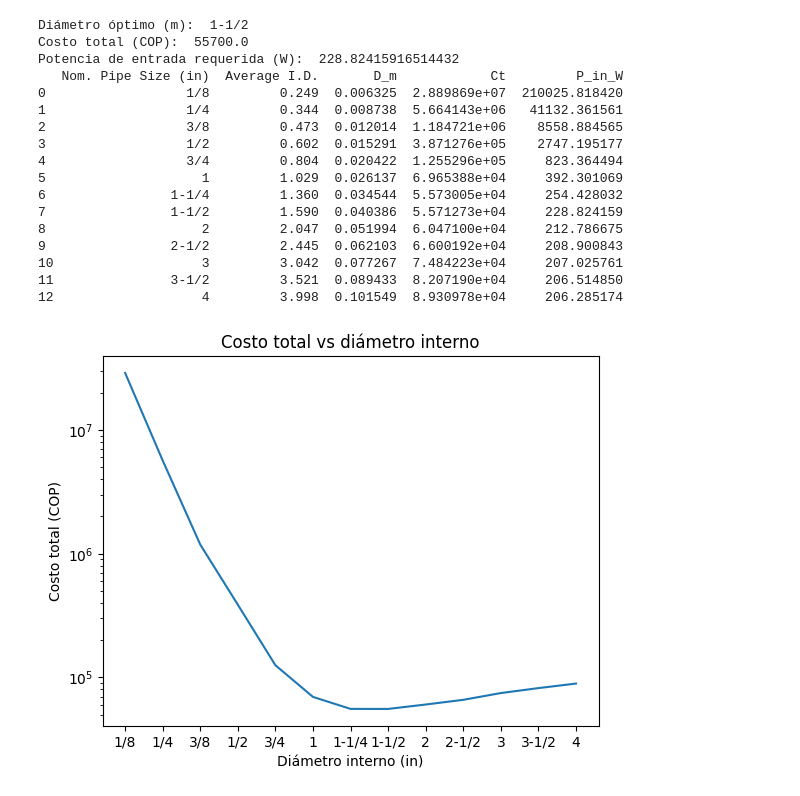
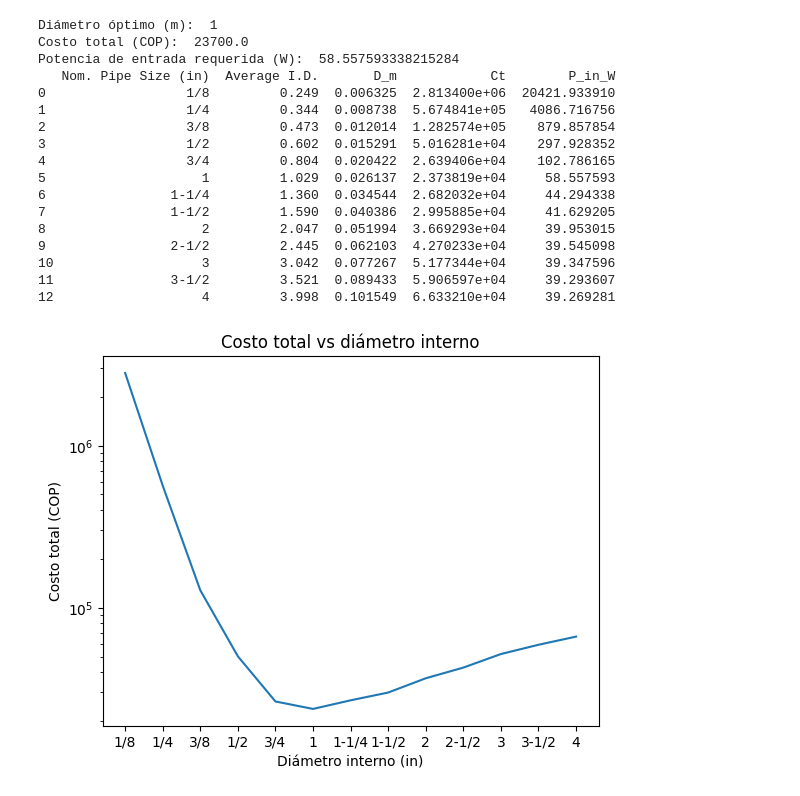
Before and after one commit to niardilav/Proyecto-Turbo, a Jupyter notebook: Inicio_proyecto.ipynb, the cells around one changed output. Cells and saved outputs as stored; diff of their text form; code cells hidden in the pictures.

```diff
--- a/Inicio_proyecto.ipynb
+++ b/Inicio_proyecto.ipynb
@@ -21,6 +21,8 @@ rho = 1000.0     # densidad agua [kg/m3]
 mu = 1.002e-3    # viscosidad dinámica agua ~20°C [Pa·s]
 g = 9.81         # gravedad [m/s2]
 eps = 1.5e-6     # rugosidad absoluta PVC [m] (valor típico: 0.0015 mm)
+z=2 #Cambio de altura [m]
+L=2  # Longitud de la tubería [m]
 
 # --- Rango de caudales ---
 # desde 0.001 L/s hasta 20 L/s => 1e-6 a 0.02 m3/s
@@ -46,8 +48,8 @@ def darcy_f_haaland(Re, D, eps):
 
 # Prealocar matrices para resultados
 hf_per_m_all = np.zeros((len(df), len(Q)))   # hf/L [m/m]
-P_loss_per_m_all = np.zeros_like(hf_per_m_all) # W/m
-
+P_loss_tot = np.zeros_like(hf_per_m_all) # W
+hf_tot = np.zeros_like(hf_per_m_all) # pérdida total [m]
 
 for i, row in df.iterrows():
     D = row["D_m"]
@@ -55,10 +57,11 @@ for i, row in df.iterrows():
     v = Q / A                               # velocidad [m/s]
     Re = rho * v * D / mu                   # Reynolds
     f = darcy_f_haaland(Re, D, eps)         # factor de fricción de Darcy
-    hf_L = 2+2*f* (v**2) / (2.0 * g * D)       # pérdida por metro [m/m]
-    P_loss_L = rho * g * Q * (2*hf_L+2)           # potencia perdida por metro [W/m]
+    hf_L = f* (v**2) / (2.0 * g * D)       # pérdida por metro [m/m]
+    P_loss_L = rho * g * Q * (L*hf_L+z)           # potencia perdida por metro [W/m]
     hf_per_m_all[i, :] = hf_L
-    P_loss_per_m_all[i, :] = P_loss_L
+    hf_tot[i, :] = L*hf_L+z
+    P_loss_tot[i, :] = P_loss_L
 
 # --- Graficar ---
 plt.figure(figsize=(12, 10))
@@ -66,20 +69,20 @@ plt.figure(figsize=(12, 10))
 # subplot 1: hf/L vs Q (L/s)
 plt.subplot(2, 1, 1)
 for i, row in df.iterrows():
-    plt.loglog(Q*1e3, hf_per_m_all[i, :], label=f'{row["Nom. Pipe Size (in)"]}" ({round(row["D_m"]*1000,1)} mm)')
+    plt.loglog(Q*1e3, hf_tot[i, :], label=f'{row["Nom. Pipe Size (in)"]}" ({round(row["D_m"]*1000,1)} mm)')
 plt.xlabel("Caudal Q [L/s]")
-plt.ylabel("Pérdida de carga por metro hf/L [m/m]")
-plt.title("hf/L vs Q (Haaland para f)")
+plt.ylabel("Pérdida de carga hf [m]")
+plt.title("hf vs Q (Haaland para f)")
 plt.grid(True)
 plt.legend(ncol=2, fontsize='small', loc='upper right')
 
 # subplot 2: Potencia perdida por metro vs Q
 plt.subplot(2, 1, 2)
 for i, row in df.iterrows():
-    plt.loglog(Q*1e3, P_loss_per_m_all[i, :], label=f'{row["Nom. Pipe Size (in)"]}"')
+    plt.loglog(Q*1e3, P_loss_tot[i, :], label=f'{row["Nom. Pipe Size (in)"]}"')
 plt.xlabel("Caudal Q [L/s]")
-plt.ylabel("Potencia perdida por metro [W/m]")
-plt.title("Potencia perdida por metro vs Q")
+plt.ylabel("Potencia perdida [W]")
+plt.title("Potencia perdida vs Q")
 plt.grid(True)
 plt.legend(ncol=3, fontsize='small', loc='upper right')
 
@@ -93,12 +96,12 @@ names = []
 vals = []
 for i, row in df.iterrows():
     names.append(row["Nom. Pipe Size (in)"])
-    vals.append(P_loss_per_m_all[i,:])
+    vals.append(P_loss_tot[i,:])
 vals = np.array(vals)  # shape (n_pipes, n_Q)
 # añadir columnas por tubería
 out_df = pd.DataFrame({"Q_m3s": Q})
 for i, name in enumerate(names):
-    out_df[f"P_loss_W_per_m_{name}\""] = vals[i, :]
+    out_df[f"P_loss_tot{name}\""] = vals[i, :]
 # export opcional
 # out_df.to_csv("potencia_perdida_por_metro_schedule40.csv", index=False)
 # %% [output]
@@ -112,55 +115,58 @@ Ct=np.zeros(len(df))
 P_in=np.zeros(len(df))
 N=5/365
 T_h=1
-Q=3.5e-3  # caudal fijo de 5 L/s
+Q_objetivo=2e-3  # caudal fijo de 5 L/s
+
 for i in range(len(df)):
     D = df["D_m"].iloc[i]
     A = np.pi * D**2 / 4.0
-    v = Q / A                               # velocidad [m/s]
+    v = Q_objetivo / A                               # velocidad [m/s]
     Re = rho * v * D / mu                   # Reynolds
     f = darcy_f_haaland(Re, D, eps)         # factor de fricción de Darcy
-    hf_L = 2+2*f* (v**2) / (2.0 * g * D)       # pérdida [m]
-    P_loss_L = rho * g * Q * (2*hf_L+2)           # potencia perdida [W]
+    hf_L = f* (v**2) / (2.0 * g * D)        # pérdida [m/m]
+    hf=L*hf_L+z
+    P_loss_L = rho * g * Q_objetivo * hf   # potencia perdida [W]
     n_b=1
     P_in[i]=P_loss_L*n_b
     Ct[i]=k_t*D*L/N+P_in[i]*(k_b/N+k_e*T_h)
     Ct[i]=Ct[i]*N
     #Ct[i]=k_t*D*L+P_in[i]*k_b
+
 plt.figure()
 plt.semilogy(df["Nom. Pipe Size (in)"],Ct)
 plt.xlabel("Diámetro interno (in)")
 plt.ylabel("Costo total (COP)")
 plt.title("Costo total vs diámetro interno")
 
 plt.figure()
 plt.semilogy(df["Nom. Pipe Size (in)"],P_in)
 plt.xlabel("Diámetro interno (in)")
 plt.ylabel("Potencia de entrada requerida (W)")
 plt.title("Potencia de entrada requerida vs diámetro interno")
 
 print("Diámetro óptimo (m): ", df["Nom. Pipe Size (in)"].iloc[np.argmin(Ct)])
 print("Costo total (COP): ", np.min(Ct.round(-2)))
 print("Potencia de entrada requerida (W): ", P_in[np.argmin(Ct)])
 
 df["Ct"] = Ct
 df["P_in_W"] = P_in
 print(df)
 # %% [output]
-Diámetro óptimo (m):  1-1/2
-Costo total (COP):  55700.0
-Potencia de entrada requerida (W):  228.82415916514432
-   Nom. Pipe Size (in)  Average I.D.       D_m            Ct         P_in_W
-0                  1/8         0.249  0.006325  2.889869e+07  210025.818420
-1                  1/4         0.344  0.008738  5.664143e+06   41132.361561
-2                  3/8         0.473  0.012014  1.184721e+06    8558.884565
-3                  1/2         0.602  0.015291  3.871276e+05    2747.195177
-4                  3/4         0.804  0.020422  1.255296e+05     823.364494
-5                    1         1.029  0.026137  6.965388e+04     392.301069
-6                1-1/4         1.360  0.034544  5.573005e+04     254.428032
-7                1-1/2         1.590  0.040386  5.571273e+04     228.824159
-8                    2         2.047  0.051994  6.047100e+04     212.786675
-9                2-1/2         2.445  0.062103  6.600192e+04     208.900843
-10                   3         3.042  0.077267  7.484223e+04     207.025761
-11               3-1/2         3.521  0.089433  8.207190e+04     206.514850
-12                   4         3.998  0.101549  8.930978e+04     206.285174
+Diámetro óptimo (m):  1
+Costo total (COP):  23700.0
+Potencia de entrada requerida (W):  58.557593338215284
+   Nom. Pipe Size (in)  Average I.D.       D_m            Ct        P_in_W
+0                  1/8         0.249  0.006325  2.813400e+06  20421.933910
+1                  1/4         0.344  0.008738  5.674841e+05   4086.716756
+2                  3/8         0.473  0.012014  1.282574e+05    879.857854
+3                  1/2         0.602  0.015291  5.016281e+04    297.928352
+4                  3/4         0.804  0.020422  2.639406e+04    102.786165
+5                    1         1.029  0.026137  2.373819e+04     58.557593
+6                1-1/4         1.360  0.034544  2.682032e+04     44.294338
+7                1-1/2         1.590  0.040386  2.995885e+04     41.629205
+8                    2         2.047  0.051994  3.669293e+04     39.953015
+9                2-1/2         2.445  0.062103  4.270233e+04     39.545098
+10                   3         3.042  0.077267  5.177344e+04     39.347596
+11               3-1/2         3.521  0.089433  5.906597e+04     39.293607
+12                   4         3.998  0.101549  6.633210e+04     39.269281
-[figure, old version]
+[figure, new version]
```
Also changed, not shown: parts of 3 cells of this notebook, 1 other file.
